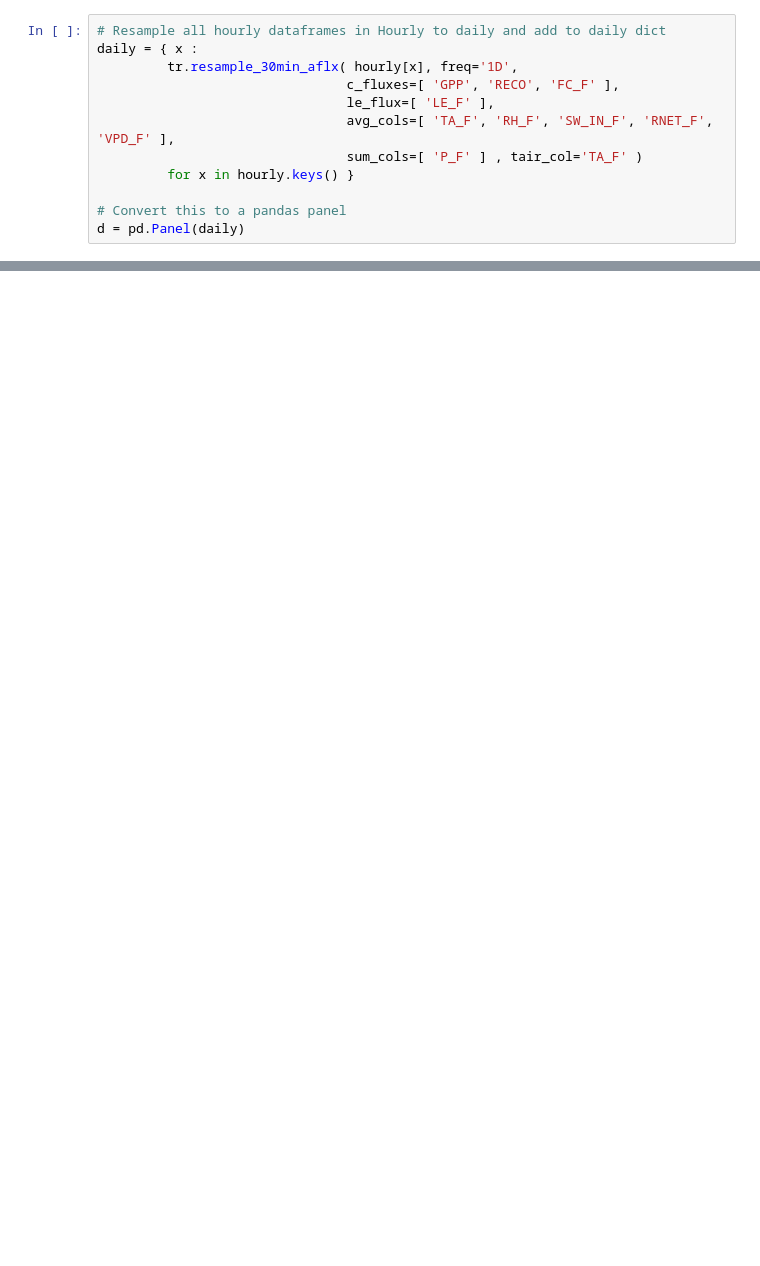
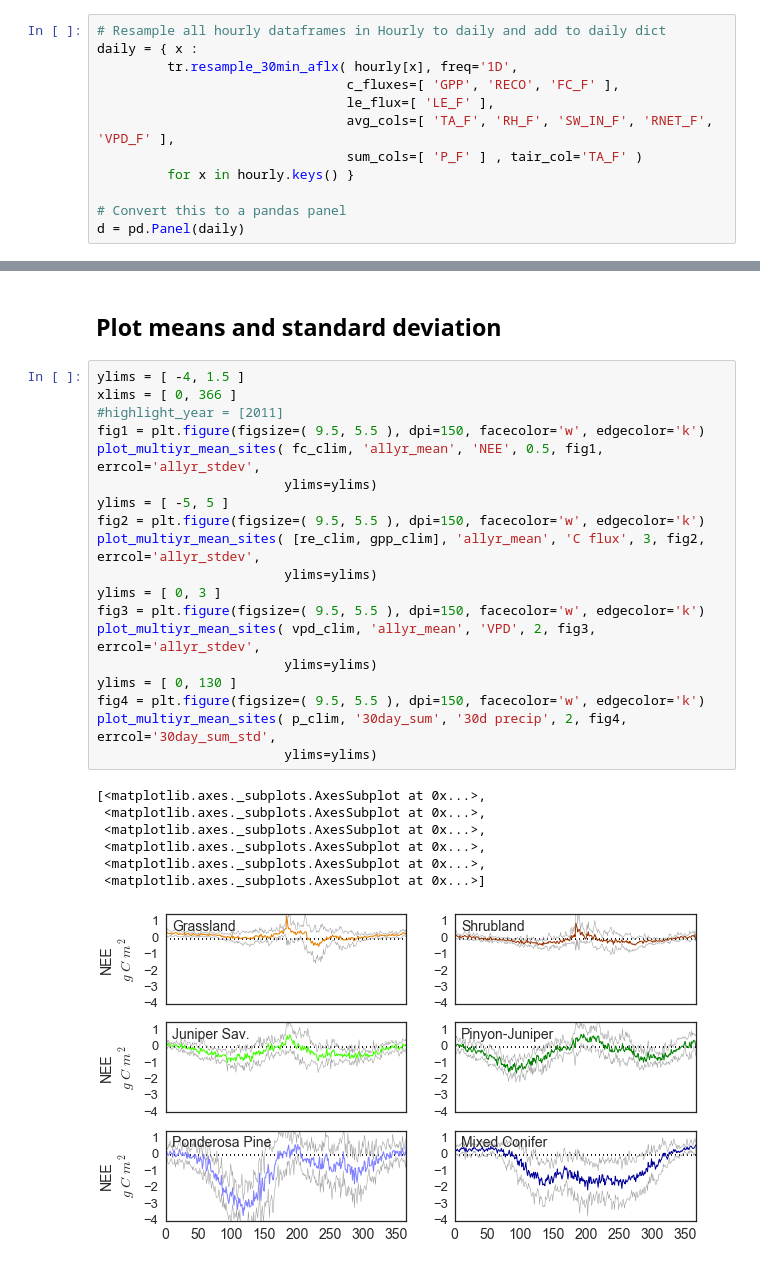
Before and after one commit to gremau/NMEG_seasonality, a Jupyter notebook: Seasonal_interannual_NMEG.ipynb, the cells around one changed output, grey strips where cells are left out. Saved outputs shown, nothing was run; the diff lists cells and outputs as text; blank space fills up the shorter version.

```diff
--- a/Seasonal_interannual_NMEG.ipynb
+++ b/Seasonal_interannual_NMEG.ipynb
@@ -100,0 +157,29 @@ plt.legend(sites)
+# %% [markdown]
+## Plot means and standard deviation
+# %%
+ylims = [ -4, 1.5 ]
+xlims = [ 0, 366 ]
+#highlight_year = [2011]
+fig1 = plt.figure(figsize=( 9.5, 5.5 ), dpi=150, facecolor='w', edgecolor='k')
+plot_multiyr_mean_sites( fc_clim, 'allyr_mean', 'NEE', 0.5, fig1, errcol='allyr_stdev',
+                        ylims=ylims)
+ylims = [ -5, 5 ]
+fig2 = plt.figure(figsize=( 9.5, 5.5 ), dpi=150, facecolor='w', edgecolor='k')
+plot_multiyr_mean_sites( [re_clim, gpp_clim], 'allyr_mean', 'C flux', 3, fig2, errcol='allyr_stdev',
+                        ylims=ylims)
+ylims = [ 0, 3 ]
+fig3 = plt.figure(figsize=( 9.5, 5.5 ), dpi=150, facecolor='w', edgecolor='k')
+plot_multiyr_mean_sites( vpd_clim, 'allyr_mean', 'VPD', 2, fig3, errcol='allyr_stdev',
+                        ylims=ylims)
+ylims = [ 0, 130 ]
+fig4 = plt.figure(figsize=( 9.5, 5.5 ), dpi=150, facecolor='w', edgecolor='k')
+plot_multiyr_mean_sites( p_clim, '30day_sum', '30d precip', 2, fig4, errcol='30day_sum_std',
+                        ylims=ylims)
+# %% [output]
+[<matplotlib.axes._subplots.AxesSubplot at 0x...>,
+ <matplotlib.axes._subplots.AxesSubplot at 0x...>,
+ <matplotlib.axes._subplots.AxesSubplot at 0x...>,
+ <matplotlib.axes._subplots.AxesSubplot at 0x...>,
+ <matplotlib.axes._subplots.AxesSubplot at 0x...>,
+ <matplotlib.axes._subplots.AxesSubplot at 0x...>]
+[figure, added]
```
Also changed, not shown: parts of 9 cells of this notebook.
